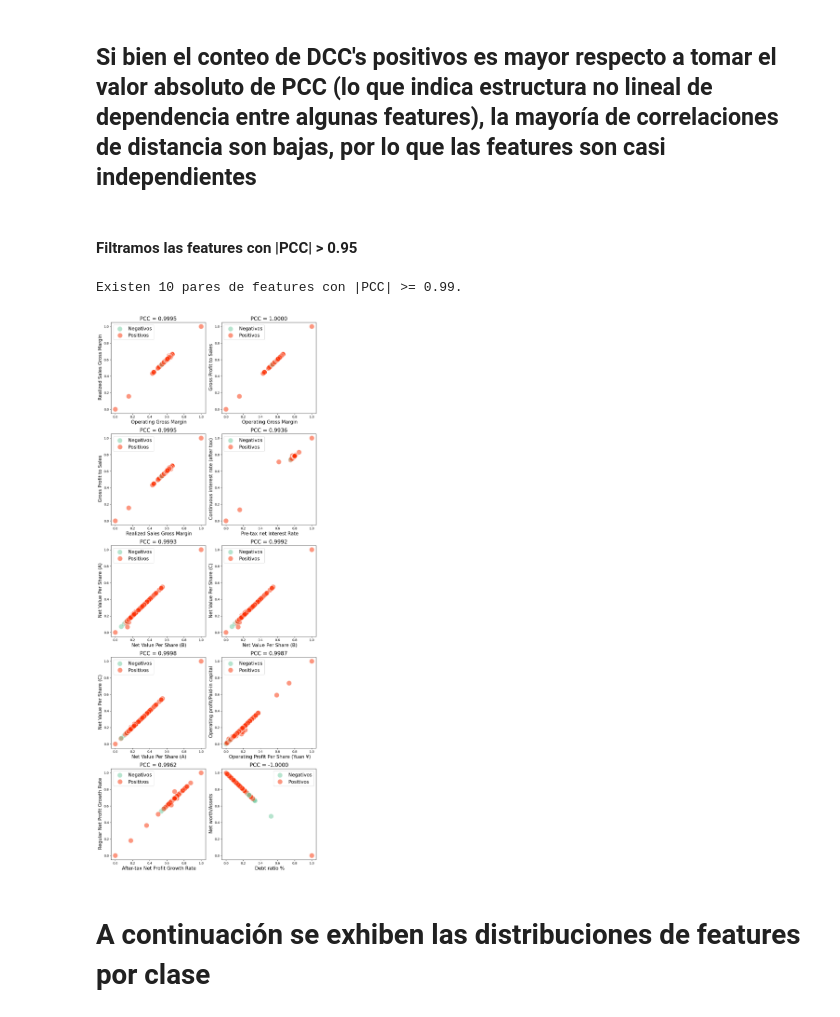
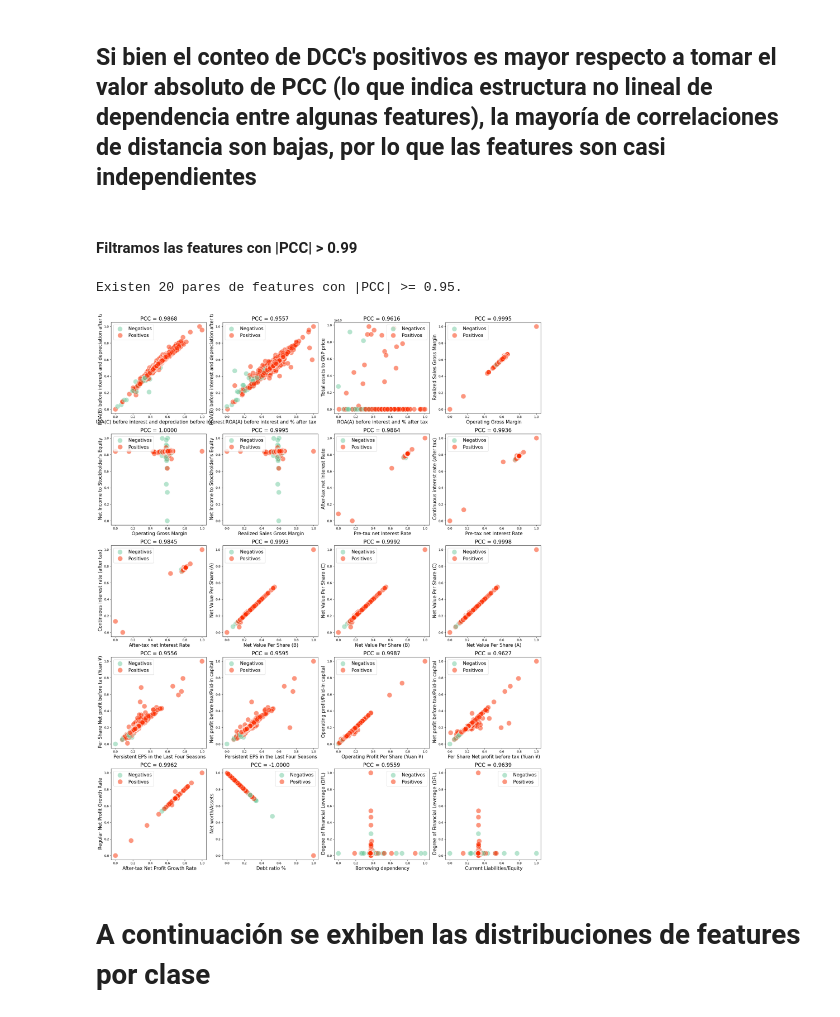
Before and after one commit to epsilondenso/Data_Science_projects, a Jupyter notebook: notebooks/02_EDA.ipynb, the cells around one changed output. Cells and saved outputs as stored; diff of their text form; code cells hidden in the pictures.

```diff
--- a/notebooks/02_EDA.ipynb
+++ b/notebooks/02_EDA.ipynb
@@ -24,0 +72,3 @@ prep_data.head()
+# %%
+prep_data = prep_data.drop(" Liability-Assets Flag", axis = 1)
+prep_data.head()
@@ -127,37 +185,37 @@ Text(0, 0.5, 'Conteo')
 # %% [markdown]
 ## Si bien el conteo de DCC's positivos es mayor respecto a tomar el valor absoluto de PCC (lo que indica estructura no lineal de dependencia entre algunas features), la mayoría de correlaciones de distancia son bajas, por lo que las features son casi independientes
 # %% [markdown]
-#### Filtramos las features con |PCC| > 0.95
+#### Filtramos las features con |PCC| > 0.99
 # %%
-pcc_treshold = 0.99
+pcc_treshold = 0.95
 ex_pcc_index = np.where(np.abs(ef_pcc_arr) >= pcc_treshold)[0]
 print(rf"Existen {len(ex_pcc_index)} pares de features con |PCC| >= {pcc_treshold}.")
 
 rows, columns = get_subplt_dim(len(ex_pcc_index))
 
 fig, axes = plt.subplots(rows, columns, figsize=(5*columns, 5*rows))
 axes = axes.flatten()
 
 for i in range(len(axes)):
     #f stands for feature
 
     index = ex_pcc_index[i]
     f_1_index = ef_pcc_index[0][index] + 1
     f_2_index = ef_pcc_index[1][index] + 1
     f_1 = prep_data.iloc[:, f_1_index]
     f_2 = prep_data.iloc[:, f_2_index]
 
     axes[i].set_title(f"PCC = {ef_pcc_arr[index]:.4f}", fontsize = 17)
     #plt.grid(linestyle = "dashdot", alpha = 0.5, zorder = 1)
     sns.scatterplot(data = prep_data, x=f_1, y=f_2, ax=axes[i], hue ="Bankrupt?", s=250,
                     hue_order= [0, 1],  palette = ["#fb2e01", "#6fcb9f"], alpha = 0.5)#, zorder = 2)
     axes[i].set_xlabel(prep_data.columns[f_1_index], fontsize = 15)
     axes[i].set_ylabel(prep_data.columns[f_2_index], fontsize = 15)
     axes[i].legend(loc = "best", labels = ["Negativos", "Positivos"], fontsize = 15)
     plt.tight_layout()
 # %% [output]
-Existen 10 pares de features con |PCC| >= 0.99.
+Existen 20 pares de features con |PCC| >= 0.95.
-[figure, old version]
+[figure, new version]
 # %%
 #Eliminamos un feature altamente correlacionado por par
 to_pop = ef_pcc_index[0][ex_pcc_index]
```
Also changed, not shown: parts of 11 cells of this notebook, 2 other files.
